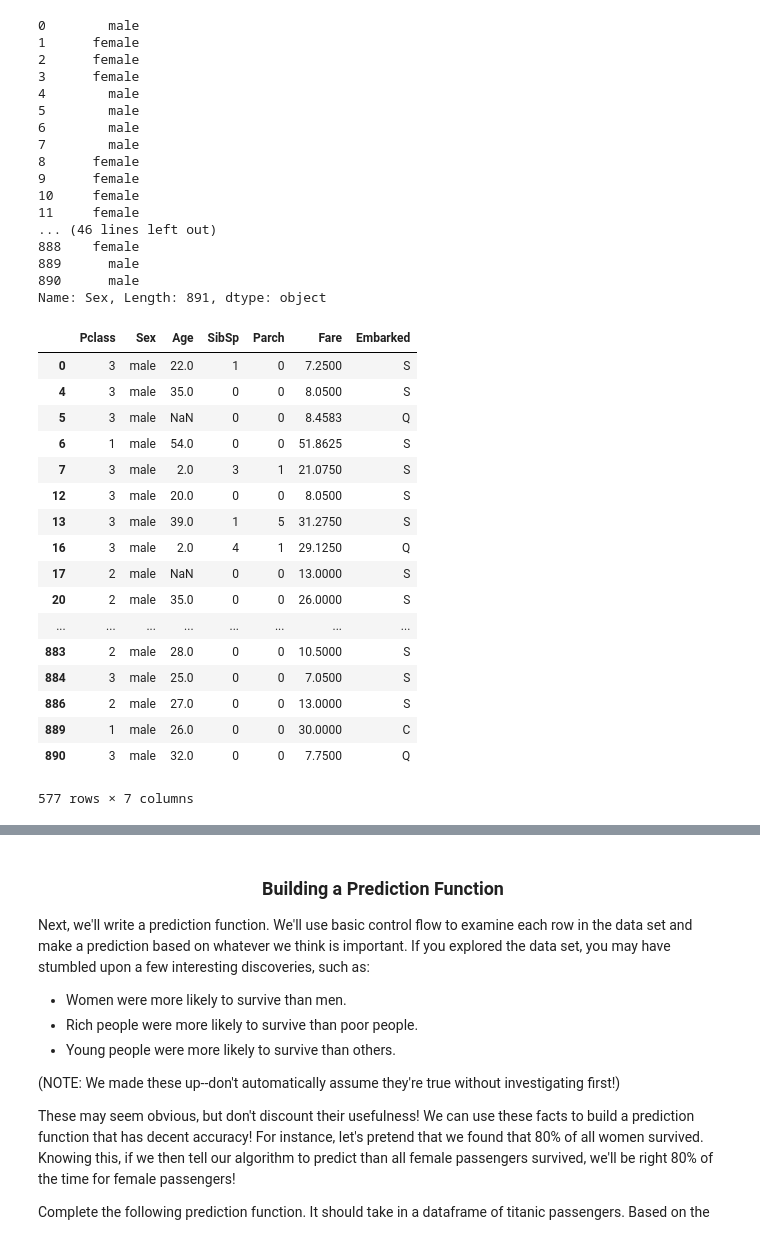
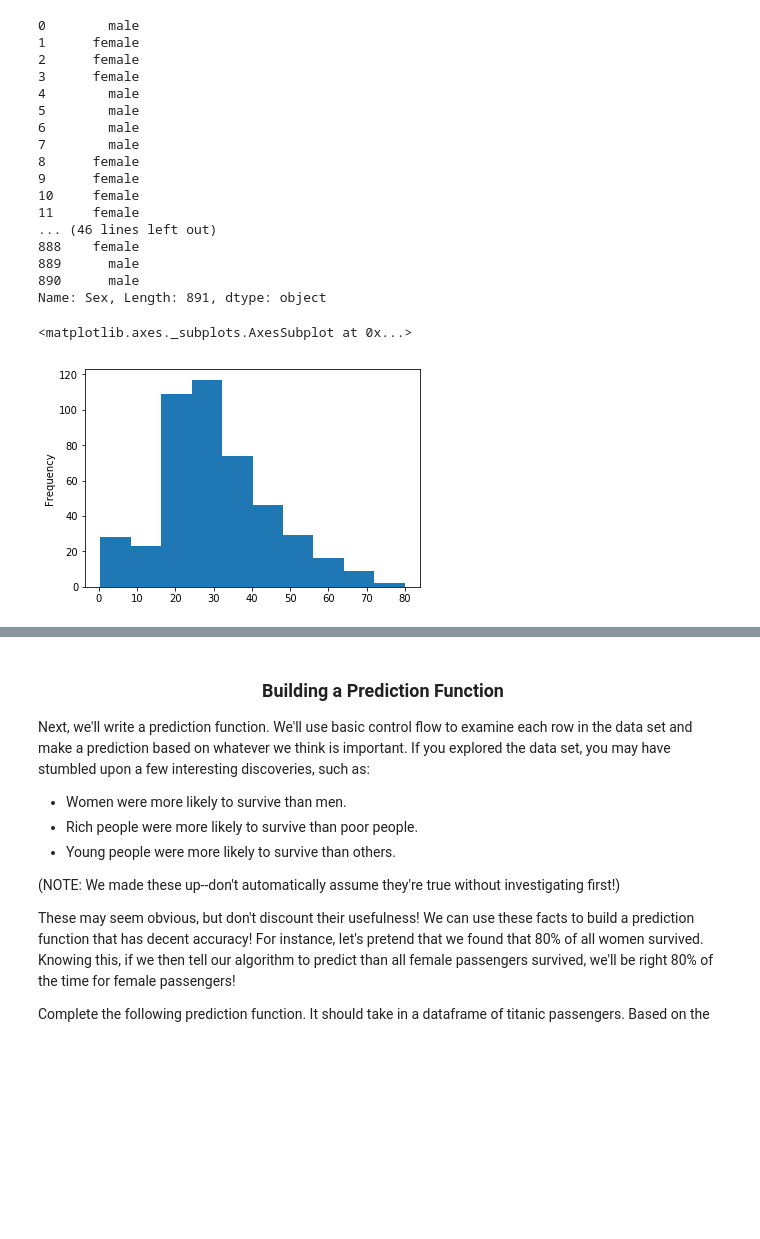
Before and after one commit to Doncurt/DS-2-Machine-Learning, a Jupyter notebook: 00_Titanic_Survival_Prediction.ipynb, the cells around one changed output, grey strips where cells are left out. Saved outputs shown, nothing was run; the diff lists cells and outputs as text; code cells hidden in the pictures; blank space fills up the shorter version.

```diff
--- a/00_Titanic_Survival_Prediction.ipynb
+++ b/00_Titanic_Survival_Prediction.ipynb
@@ -224,26 +224,10 @@ As an example, if we wanted to visualize the survival rates of men versus women,
 Name: Sex, Length: 891, dtype: object
 # %%
 test_df = train_df[(train_df['Sex']== 'male')]
-test_df
+test_df[train_df['Sex']== 'male']['Age'].plot(kind='hist')
 # %% [output]
-|  | Pclass | Sex | Age | SibSp | Parch | Fare | Embarked |
-| 0 | 3 | male | 22.0 | 1 | 0 | 7.2500 | S |
-| 4 | 3 | male | 35.0 | 0 | 0 | 8.0500 | S |
-| 5 | 3 | male | NaN | 0 | 0 | 8.4583 | Q |
-| 6 | 1 | male | 54.0 | 0 | 0 | 51.8625 | S |
-| 7 | 3 | male | 2.0 | 3 | 1 | 21.0750 | S |
-| 12 | 3 | male | 20.0 | 0 | 0 | 8.0500 | S |
-| 13 | 3 | male | 39.0 | 1 | 5 | 31.2750 | S |
-| 16 | 3 | male | 2.0 | 4 | 1 | 29.1250 | Q |
-| 17 | 2 | male | NaN | 0 | 0 | 13.0000 | S |
-| 20 | 2 | male | 35.0 | 0 | 0 | 26.0000 | S |
-| ... | ... | ... | ... | ... | ... | ... | ... |
-| 883 | 2 | male | 28.0 | 0 | 0 | 10.5000 | S |
-| 884 | 3 | male | 25.0 | 0 | 0 | 7.0500 | S |
-| 886 | 2 | male | 27.0 | 0 | 0 | 13.0000 | S |
-| 889 | 1 | male | 26.0 | 0 | 0 | 30.0000 | C |
-| 890 | 3 | male | 32.0 | 0 | 0 | 7.7500 | Q |
-577 rows × 7 columns
+<matplotlib.axes._subplots.AxesSubplot at 0x...>
+[figure, added]
 # %%
 # Create a function used to visualize survival rates for the data frame passed in
 def visualize_survival_rates(dataframe, xlabel=None, ylabel="Count"):
```
Also changed, not shown: parts of 4 cells of this notebook.
